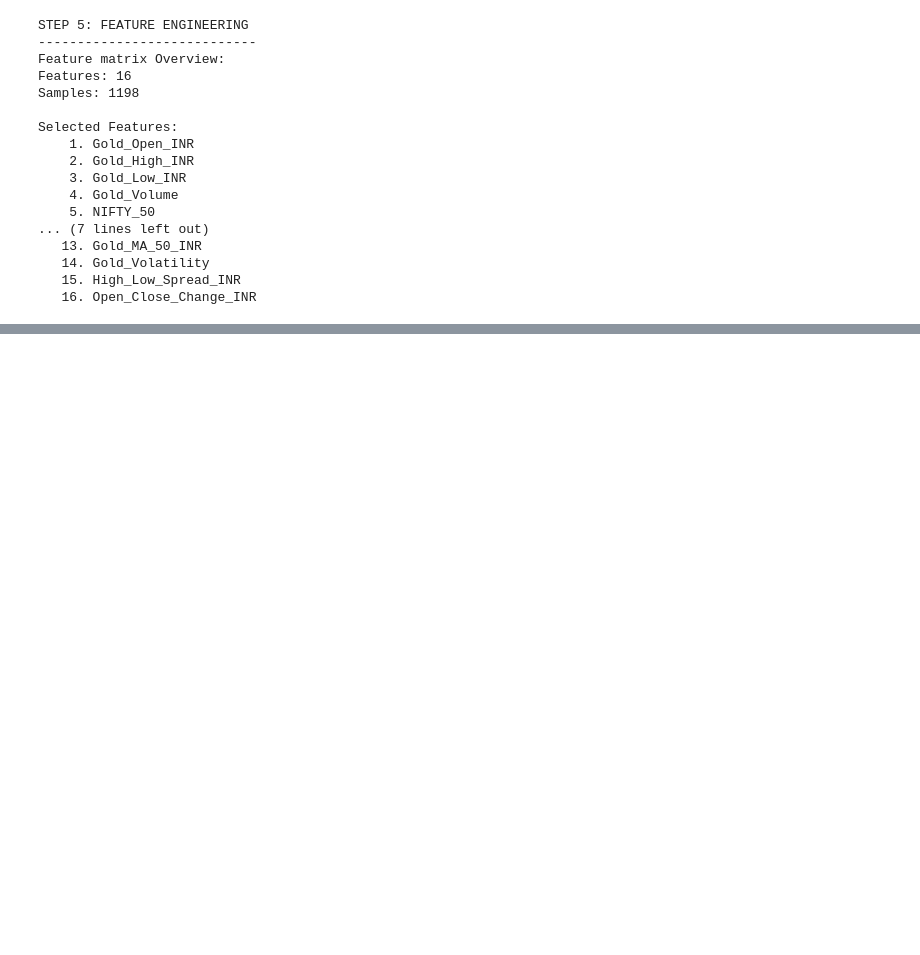
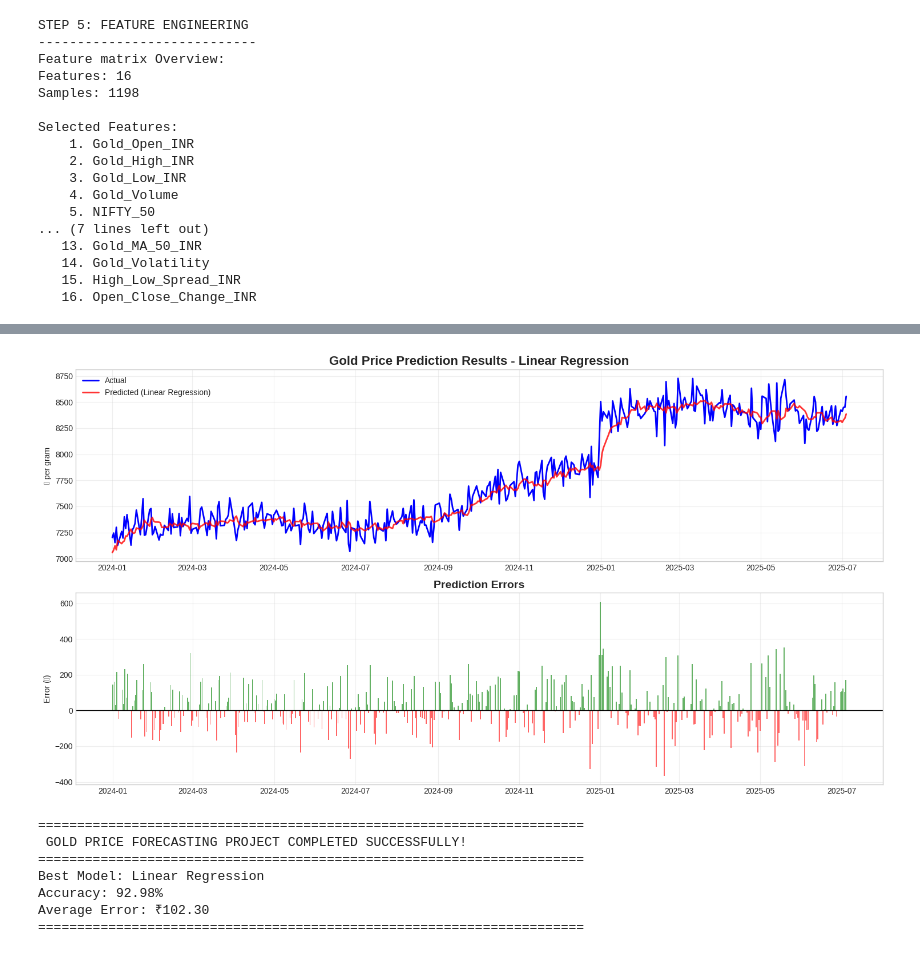
Before and after one commit to shindeparth007/Gold-Price-Forecasting-ML, a Jupyter notebook: Project_Gold_Price_Forecasting_.ipynb, the cells around one changed output, grey strips where cells are left out. Saved outputs shown, nothing was run; the diff lists cells and outputs as text; code cells hidden in the pictures; blank space fills up the shorter version.

```diff
--- a/Project_Gold_Price_Forecasting_.ipynb
+++ b/Project_Gold_Price_Forecasting_.ipynb
@@ -722,0 +915,40 @@ print(f"   Within ±5%: {(np.abs(error_pct) <= 5).mean()*100:.1f}%")
+# %%
+    # Final visualization
+    plt.figure(figsize=(15, 8))
+
+    plt.subplot(2, 1, 1)
+    plt.plot(X_test.index, y_test.values, label='Actual', color='blue', linewidth=2)
+    plt.plot(X_test.index, best_result['predictions'], label=f'Predicted ({best_model_name})',
+             color='red', linewidth=2, alpha=0.8)
+    plt.title(f'Gold Price Prediction Results - {best_model_name}', fontsize=16, fontweight='bold')
+    plt.ylabel('₹ per gram')
+    plt.legend()
+    plt.grid(True, alpha=0.3)
+
+    plt.subplot(2, 1, 2)
+    errors = y_test.values - best_result['predictions']
+    plt.bar(X_test.index, errors, color=['green' if e >= 0 else 'red' for e in errors], alpha=0.6)
+    plt.title('Prediction Errors', fontsize=14, fontweight='bold')
+    plt.ylabel('Error (₹)')
+    plt.axhline(y=0, color='black', linestyle='-', linewidth=1)
+    plt.grid(True, alpha=0.3)
+
+    plt.tight_layout()
+    plt.show()
+
+    print("\n" + "="*70)
+    print(" GOLD PRICE FORECASTING PROJECT COMPLETED SUCCESSFULLY!")
+    print("="*70)
+    print(f"Best Model: {best_model_name}")
+    print(f"Accuracy: {best_result['test_r2']*100:.2f}%")
+    print(f"Average Error: ₹{best_result['test_mae']:.2f}")
+    print("="*70)
+# %% [output]
+[figure, added]
+======================================================================
+ GOLD PRICE FORECASTING PROJECT COMPLETED SUCCESSFULLY!
+======================================================================
+Best Model: Linear Regression
+Accuracy: 92.98%
+Average Error: ₹102.30
+======================================================================
```
Also changed, not shown: parts of 61 cells of this notebook.
